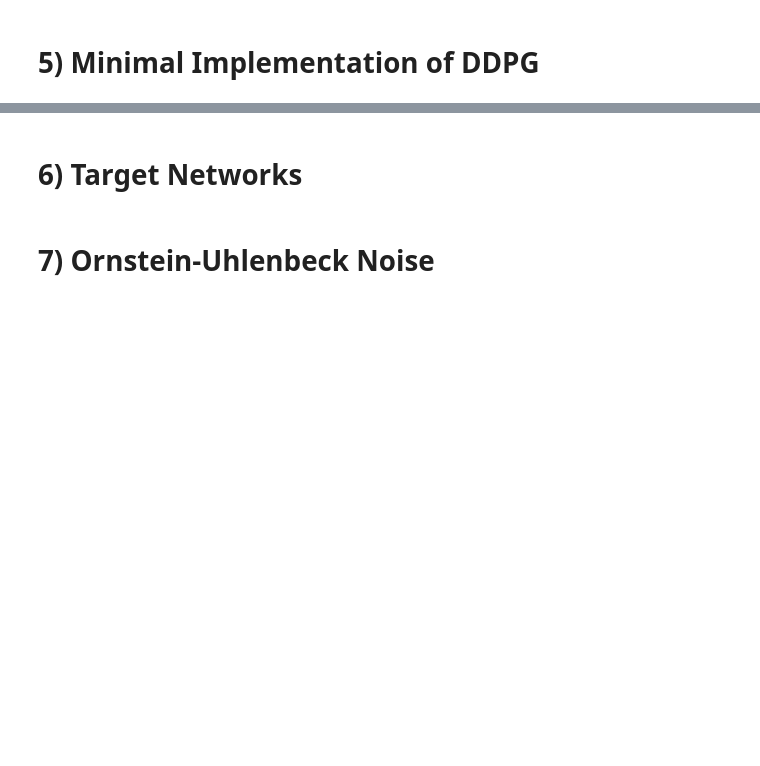
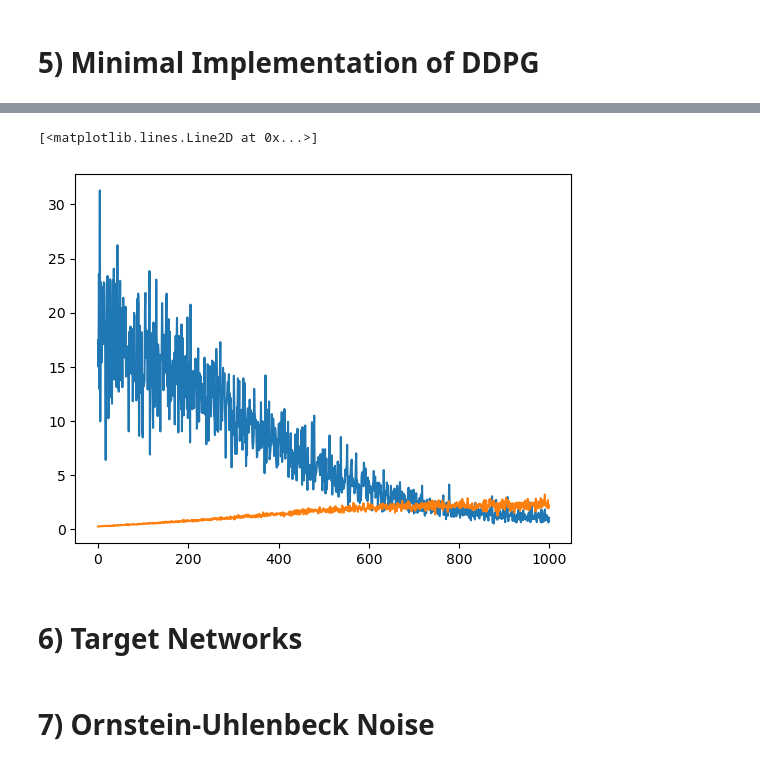
Before and after one commit to francpp/Deep_Deterministic_Policy_Gradient, a Jupyter notebook: DDPG.ipynb, the cells around one changed output, grey strips where cells are left out. Cells and saved outputs as stored; diff of their text form; code cells hidden in the pictures; blank space fills up the shorter version.

```diff
--- a/DDPG.ipynb
+++ b/DDPG.ipynb
@@ -318,11 +337,11 @@ class GaussianActionNoise:
 
 class DDPGAgent:
     def __init__(self, sigma):
-        self.policy = PolicyNetwork()  # PolicyNetwork
         self.gaussian_noise = GaussianActionNoise(sigma)
 
-    def compute_action(self, state, deterministic = True):
-        action = self.policy(state)
+    def compute_action(self, policy_net, state, deterministic = True):
+        state = torch.tensor(state, dtype=torch.float32).to(device)
+        action = policy_net(state).detach().numpy()
         if not deterministic:
             action = self.gaussian_noise.get_noisy_action(action)
         return action
@@ -346,7 +365,7 @@ for _ in range(int(max_size/200)):
         if term or trunc:
             observation, info = env.reset()
 # %%
-def loss_policy(state, action, model_Q):
+def compute_loss_policy(state, action, model_Q):
     with torch.no_grad():
         #model_Q.eval()
         action.detach().numpy()
@@ -375,9 +394,7 @@ def train_epoch_policy(model_policy, model_Q, agent, optimizer, criterion, gamma
     trunc = torch.tensor(trunc, dtype = torch.bool)
     optimizer.zero_grad()
     output = model_policy(data)  # state -> action
-    print('o:', output.shape)
-    loss_p = loss_policy(data, output, model_Q)
-    print('p:', loss_p.shape)
+    loss_p = compute_loss_policy(data, output, model_Q)
     loss = criterion(loss_p, torch.zeros([128,1], requires_grad = True))
     loss.backward()
     optimizer.step()
@@ -385,19 +402,37 @@ def train_epoch_policy(model_policy, model_Q, agent, optimizer, criterion, gamma
     return loss
 # %%
 device = "cpu"
+
 model_Q = QNetwork().to(device)
 model_policy = PolicyNetwork().to(device)
 lr = 1e-4
 gamma = 0.99
 noise_std = 0.3
+
+ddpg_agent = DDPGAgent(noise_std)
+
 optimizer_Q = torch.optim.Adam(model_Q.parameters(), lr = lr)
 optimizer_policy = torch.optim.Adam(model_policy.parameters(), lr = lr)
 criterion_Q = torch.nn.MSELoss()
-criterion_policy = torch.nn.MSELoss()
-num_epochs = 10 # metti 1000
+criterion_policy = torch.nn.L1Loss()
+num_epochs = 1000 # metti 1000
 history_Q = []
 history_policy = []
+
+state = env.reset()
+state = state[0]
+
 for epoch in range(num_epochs):
+
+    action = ddpg_agent.compute_action(model_policy, state, deterministic = False)
+    (next_state, reward, term, trunc, info) = env.step(action)
+    Buffer.store_transition((state, action, reward, next_state, trunc))
+    state = next_state
+
+    if term or trunc:
+        observation, info = env.reset()
+        # Save reward of episode
+
     loss_Q = train_epoch(model_Q, heur_agent, optimizer_Q, criterion_Q, gamma, Buffer, epoch, device)
     loss_policy = train_epoch_policy(model_policy, model_Q, heur_agent, optimizer_policy, criterion_policy, gamma, Buffer, epoch, device)
     if epoch%100 == 0:
@@ -411,3 +464,10 @@ TypeError: 'Tensor' object is not callable
+# %%
+plt.figure()
+plt.plot(np.arange(num_epochs), history_Q)
+plt.plot(np.arange(num_epochs), history_policy)
+# %% [output]
+[<matplotlib.lines.Line2D at 0x...>]
+[figure, added]
 # %% [markdown]
 # 6) Target Networks
 # %% [markdown]
```
Also changed, not shown: parts of 7 cells of this notebook.
